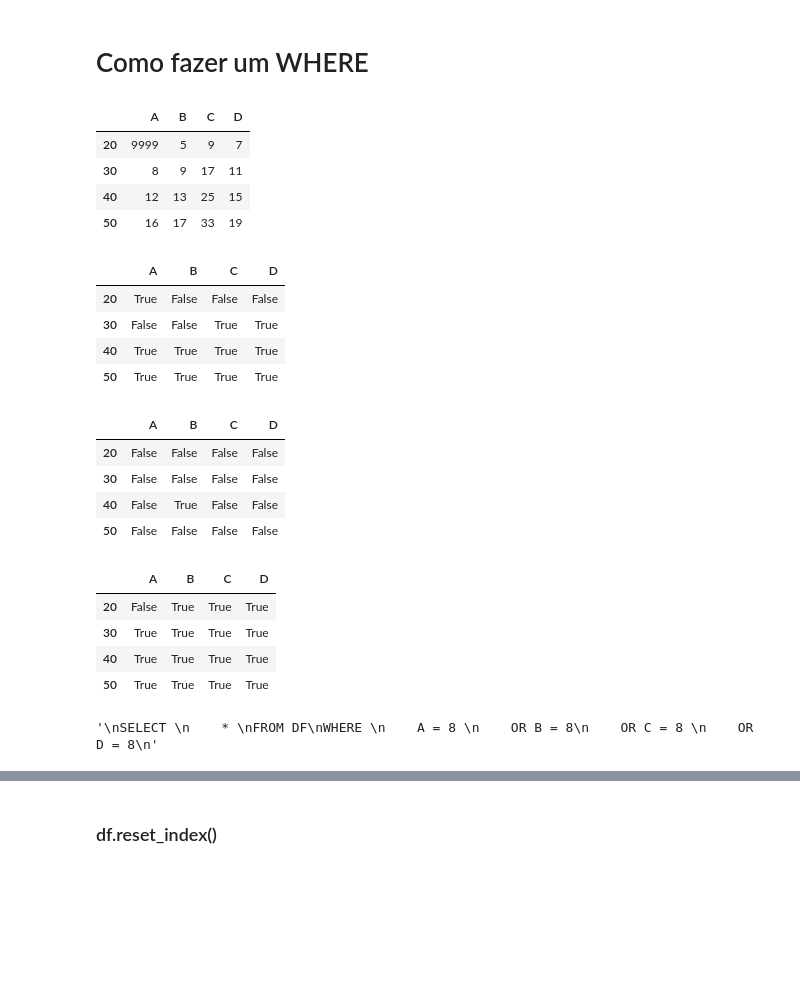
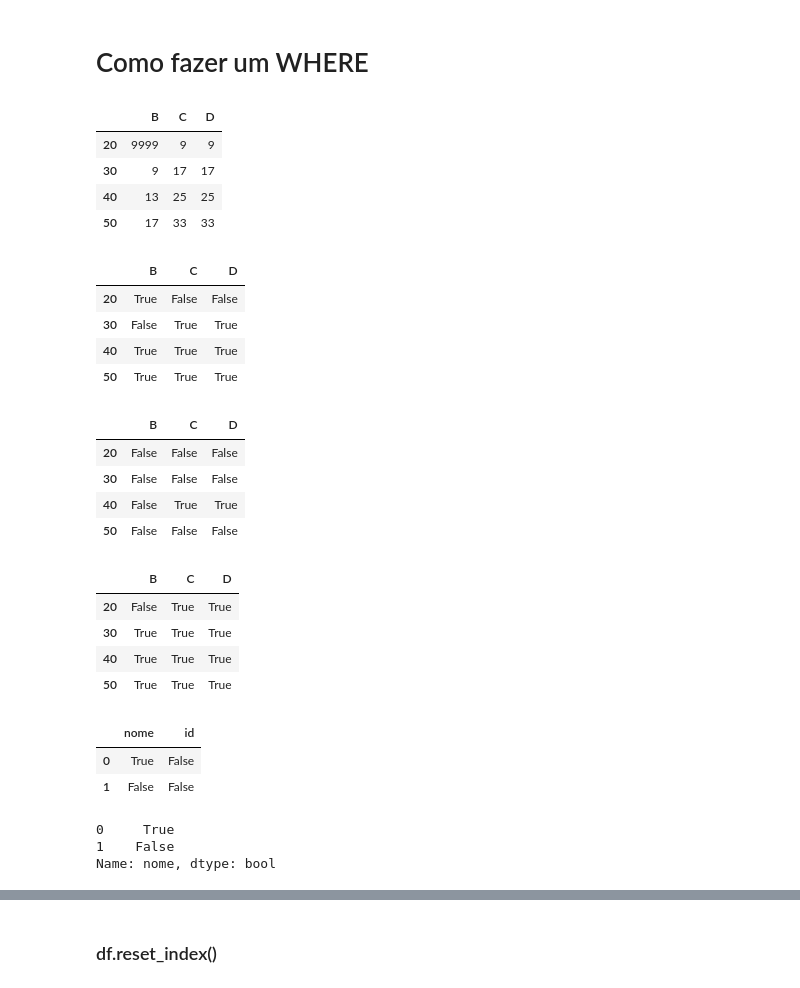
Before and after one commit to MiuraBruno/Curso_python_turma3, a Jupyter notebook: aula_10/aula_10.ipynb, the cells around one changed output, grey strips where cells are left out. Drawn from its saved outputs; the diff is of its cells as text; code cells hidden in the pictures; blank space fills up the shorter version.

```diff
--- a/aula_10/aula_10.ipynb
+++ b/aula_10/aula_10.ipynb
@@ -290,0 +391,2 @@ dtype: int32
+# %%
+df['F'] = df['A'] + df['B']
@@ -356,5 +479,7 @@ df
 # %%
 df.drop('Nova_coluna',axis=1,inplace=True)
+# %%
+df = df.drop('A',axis=1)
 # %%
 df
 # %% [output]
@@ -485,45 +618,32 @@ df.iloc[:2,:3]
 # %%
 df
 # %% [output]
-|  | A | B | C | D |
-| 20 | 9999 | 5 | 9 | 7 |
-| 30 | 8 | 9 | 17 | 11 |
-| 40 | 12 | 13 | 25 | 15 |
-| 50 | 16 | 17 | 33 | 19 |
+|  | B | C | D |
+| 20 | 9999 | 9 | 9 |
+| 30 | 9 | 17 | 17 |
+| 40 | 13 | 25 | 25 |
+| 50 | 17 | 33 | 33 |
 # %%
 df > 10
 # %% [output]
-|  | A | B | C | D |
-| 20 | True | False | False | False |
-| 30 | False | False | True | True |
-| 40 | True | True | True | True |
-| 50 | True | True | True | True |
+|  | B | C | D |
+| 20 | True | False | False |
+| 30 | False | True | True |
+| 40 | True | True | True |
+| 50 | True | True | True |
 # %%
-df == 13
+df == 25
 # %% [output]
-|  | A | B | C | D |
-| 20 | False | False | False | False |
-| 30 | False | False | False | False |
-| 40 | False | True | False | False |
-| 50 | False | False | False | False |
+|  | B | C | D |
+| 20 | False | False | False |
+| 30 | False | False | False |
+| 40 | False | True | True |
+| 50 | False | False | False |
 # %%
 df != 9999
 # %% [output]
-|  | A | B | C | D |
-| 20 | False | True | True | True |
-| 30 | True | True | True | True |
-| 40 | True | True | True | True |
-| 50 | True | True | True | True |
+|  | B | C | D |
+| 20 | False | True | True |
+| 30 | True | True | True |
+| 40 | True | True | True |
+| 50 | True | True | True |
-# %%
-'''
-SELECT
-    *
-FROM DF
-WHERE
-    A = 8
-    OR B = 8
-    OR C = 8
-    OR D = 8
-'''
-# %% [output]
-'\nSELECT \n    * \nFROM DF\nWHERE \n    A = 8 \n    OR B = 8\n    OR C = 8 \n    OR D = 8\n'
@@ -529,0 +652,12 @@ WHERE
+# %%
+df2 == 'a'
+# %% [output]
+|  | nome | id |
+| 0 | True | False |
+| 1 | False | False |
+# %%
+df2['nome'] == 'a'
+# %% [output]
+0     True
+1    False
+Name: nome, dtype: bool
```
Also changed, not shown: parts of 110 cells of this notebook, 1 other file.
